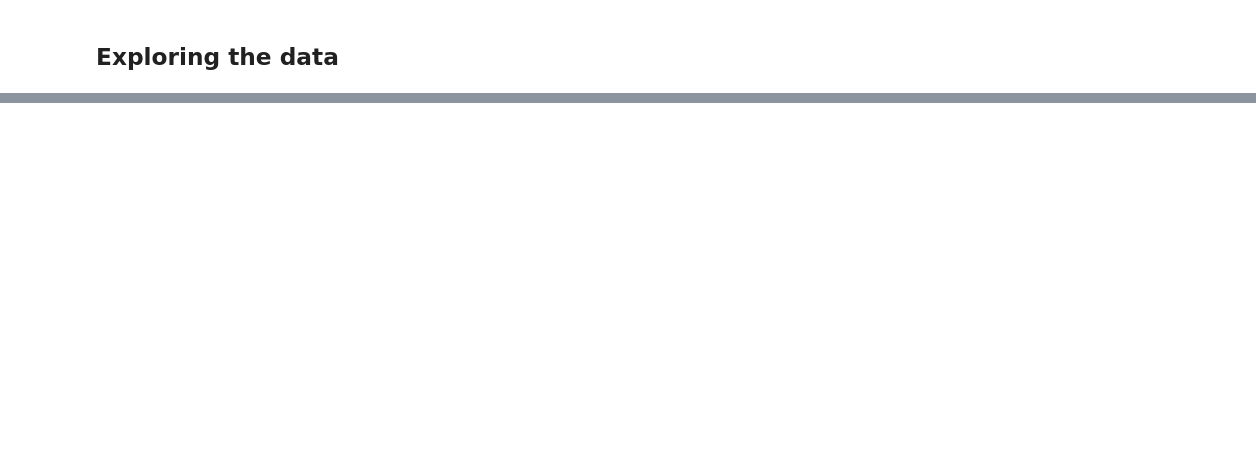
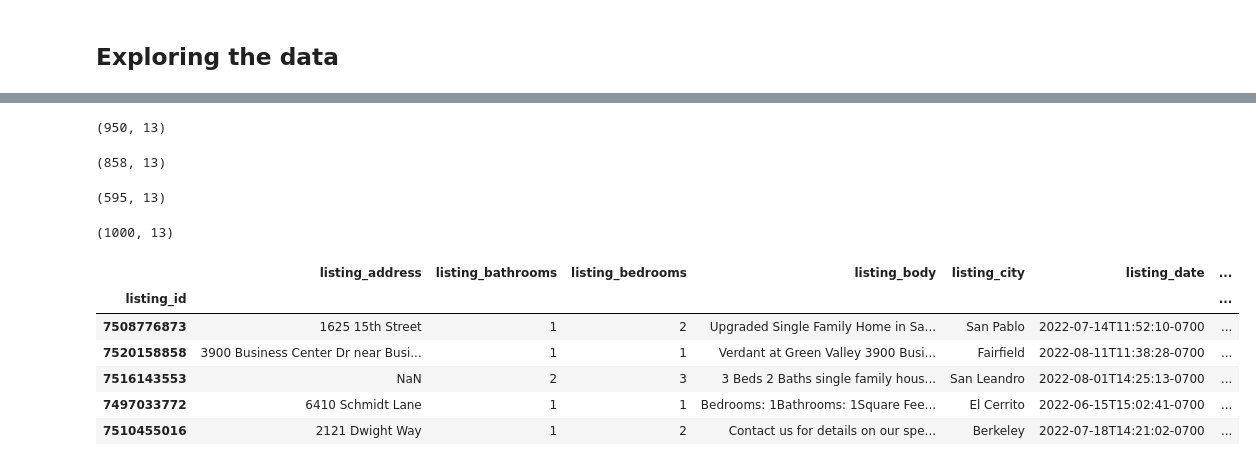
Before and after one commit to melissavhan/Craigslist-Rent-Prediction, a Jupyter notebook: notebooks/Craigslist_Data_Wrangling .ipynb, the cells around one changed output, grey strips where cells are left out. Saved outputs shown, nothing was run; the diff lists cells and outputs as text; code cells hidden in the pictures; blank space fills up the shorter version.

Commit message:
Data wrangling on scraped data

```diff
--- a/notebooks/Craigslist_Data_Wrangling .ipynb
+++ b/notebooks/Craigslist_Data_Wrangling .ipynb
@@ -46,0 +110,8 @@ listing_df.shape
+# %%
+# Drop rows that are missing price data
+#listing_df = listing_df.dropna(subset=['listing_price'])
+
+# Drop rows where price is below a chosen min and max
+price_min = 500
+price_max = 20000
+listing_df = listing_df.loc[(listing_df.listing_price > price_min) & (listing_df.listing_price < price_max)]
@@ -71,0 +147,37 @@ Total number of duplicates by listing title: 2012
+# %%
+# Drop duplicates using 3 filters: (Note: optional fields in craigslist are address, neighborhood)
+# 1. Drop duplicates by subset of title, bedroom, bathroom, neighborhood
+df_drop_by_filter1 = listing_df.drop_duplicates(subset = ['listing_title','listing_bedrooms','listing_bathrooms','listing_nh'], keep = 'last', inplace = False)
+df_drop_by_filter1.shape
+# %% [output]
+(950, 13)
+# %%
+# 2. Drop duplicates by subset of image link, bedroom, bathroom, neighborhood
+df_drop_by_filter2 = df_drop_by_filter1.drop_duplicates(subset = ['listing_first_image','listing_bedrooms','listing_bathrooms','listing_nh'], keep = 'last', inplace = False)
+df_drop_by_filter2.shape
+# %% [output]
+(858, 13)
+# %%
+# 3. Drop duplicates by subset of listing_address, listing_city, bedroom, bathroom
+df_drop_by_filter3 = df_drop_by_filter2.drop_duplicates(subset = ['listing_address','listing_city','listing_bedrooms','listing_bathrooms'], keep = 'last', inplace = False)
+df_drop_by_filter3.shape
+# %% [output]
+(595, 13)
+# %%
+# Compare with dropping duplicates based on all columns
+df_drop_by_all_cols = listing_df.drop_duplicates(keep = 'last', inplace = False)
+df_drop_by_all_cols.shape
+# %% [output]
+(1000, 13)
+# %%
+# Use all 3 filters
+df = df_drop_by_filter3
+df.head()
+# %% [output]
+|  | listing_address | listing_bathrooms | listing_bedrooms | listing_body | listing_city | listing_date | ... |
+| listing_id |  |  |  |  |  |  | ... |
+| 7508776873 | 1625 15th Street | 1 | 2 | Upgraded Single Family Home in Sa... | San Pablo | 2022-07-14T11:52:10-0700 | ... |
+| 7520158858 | 3900 Business Center Dr near Busi... | 1 | 1 | Verdant at Green Valley 3900 Busi... | Fairfield | 2022-08-11T11:38:28-0700 | ... |
+| 7516143553 | NaN | 2 | 3 | 3 Beds 2 Baths single family hous... | San Leandro | 2022-08-01T14:25:13-0700 | ... |
+| 7497033772 | 6410 Schmidt Lane | 1 | 1 | Bedrooms: 1Bathrooms: 1Square Fee... | El Cerrito | 2022-06-15T15:02:41-0700 | ... |
+| 7510455016 | 2121 Dwight Way | 1 | 2 | Contact us for details on our spe... | Berkeley | 2022-07-18T14:21:02-0700 | ... |
```
Also changed, not shown: parts of 31 cells of this notebook, 1 other file.
